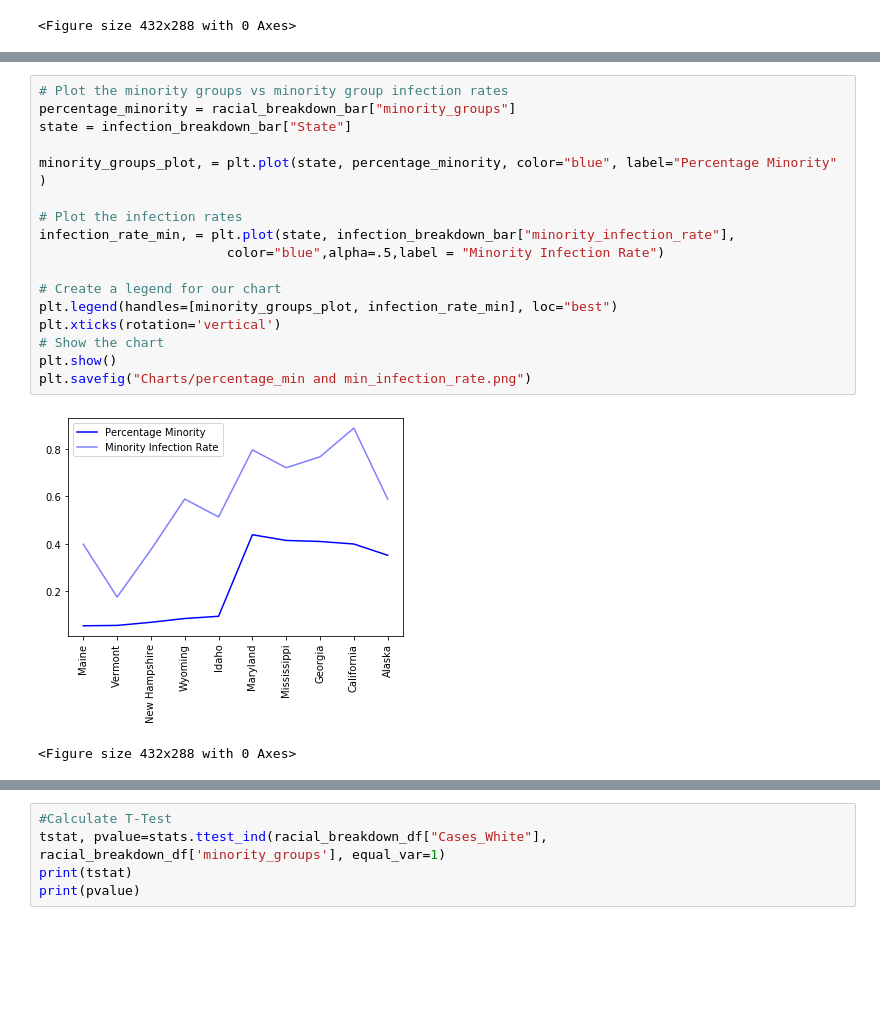
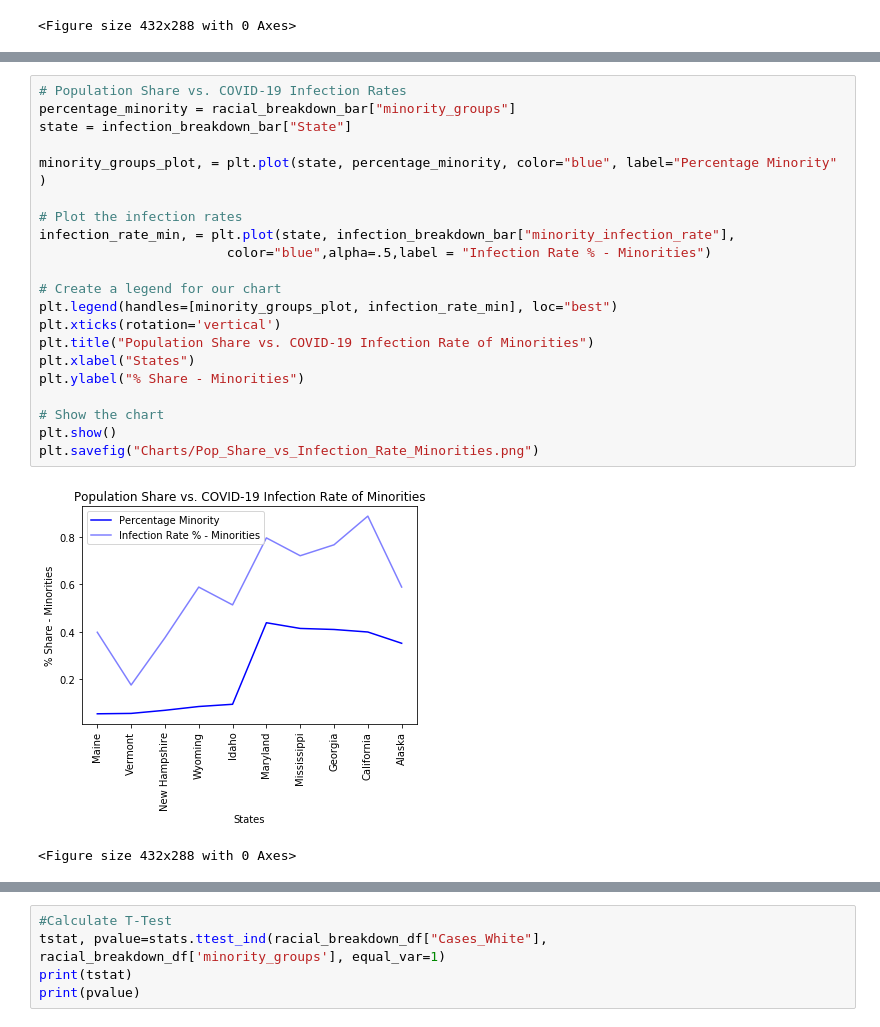
Before and after one commit to MBoerenko/Project1, a Jupyter notebook: CleanUp.ipynb, the cells around one changed output, grey strips where cells are left out. Saved outputs shown, nothing was run; the diff lists cells and outputs as text; blank space fills up the shorter version.

Commit message:
finalization of charts

```diff
--- a/CleanUp.ipynb
+++ b/CleanUp.ipynb
@@ -346,24 +352,28 @@ plt.savefig("Charts/White_Infection_Rate_by_State.png")
 <Figure size 720x504 with 0 Axes>
 <Figure size 432x288 with 0 Axes>
 # %%
-# Plot the minority groups vs minority group infection rates
+# Population Share vs. COVID-19 Infection Rates
 percentage_minority = racial_breakdown_bar["minority_groups"]
 state = infection_breakdown_bar["State"]
 
 minority_groups_plot, = plt.plot(state, percentage_minority, color="blue", label="Percentage Minority" )
 
 # Plot the infection rates
 infection_rate_min, = plt.plot(state, infection_breakdown_bar["minority_infection_rate"],
-                        color="blue",alpha=.5,label = "Minority Infection Rate")
+                        color="blue",alpha=.5,label = "Infection Rate % - Minorities")
 
 # Create a legend for our chart
 plt.legend(handles=[minority_groups_plot, infection_rate_min], loc="best")
 plt.xticks(rotation='vertical')
+plt.title("Population Share vs. COVID-19 Infection Rate of Minorities")
+plt.xlabel("States")
+plt.ylabel("% Share - Minorities")
+
 # Show the chart
 plt.show()
-plt.savefig("Charts/percentage_min and min_infection_rate.png")
+plt.savefig("Charts/Pop_Share_vs_Infection_Rate_Minorities.png")
 # %% [output]
-[figure, old version]
+[figure, new version]
 <Figure size 432x288 with 0 Axes>
 # %%
 # Plot the caucasion groups vs caucasion infection rates a line chart
```
Also changed, not shown: parts of 6 cells of this notebook, 8 other files.
